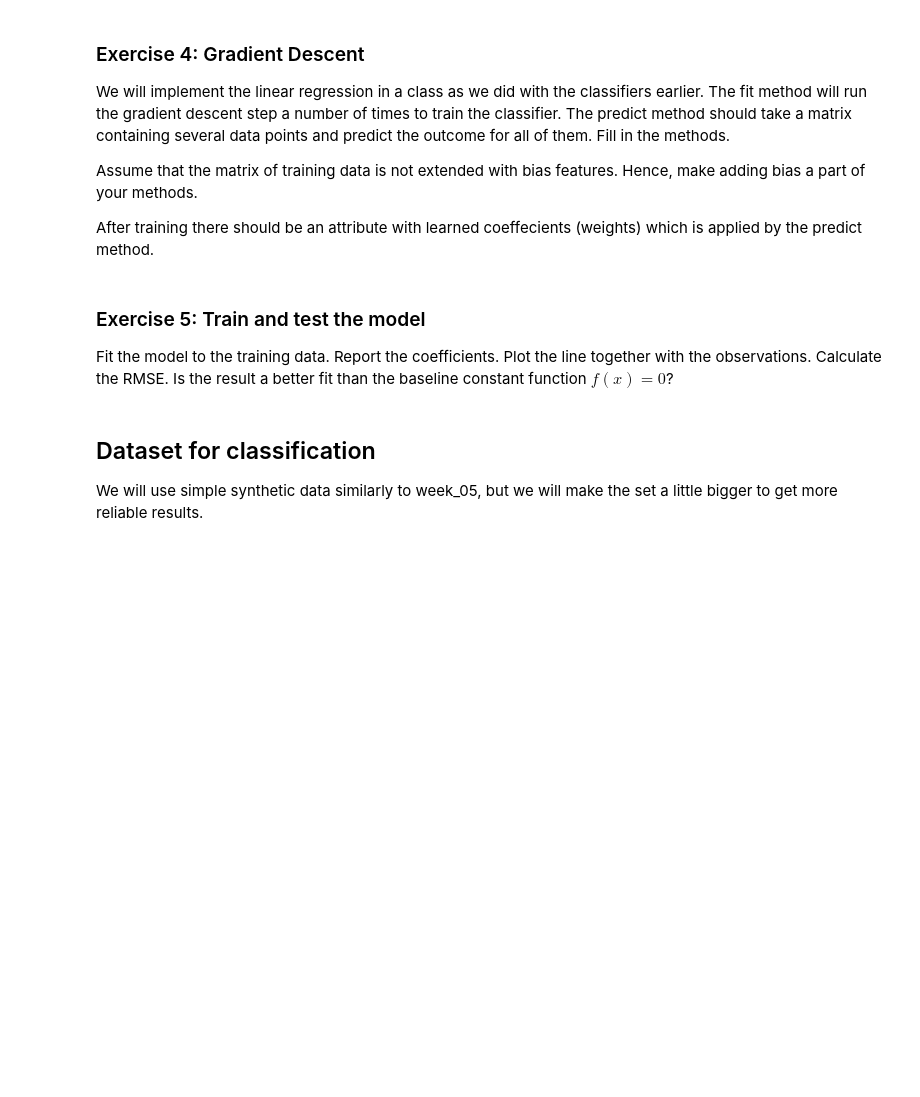
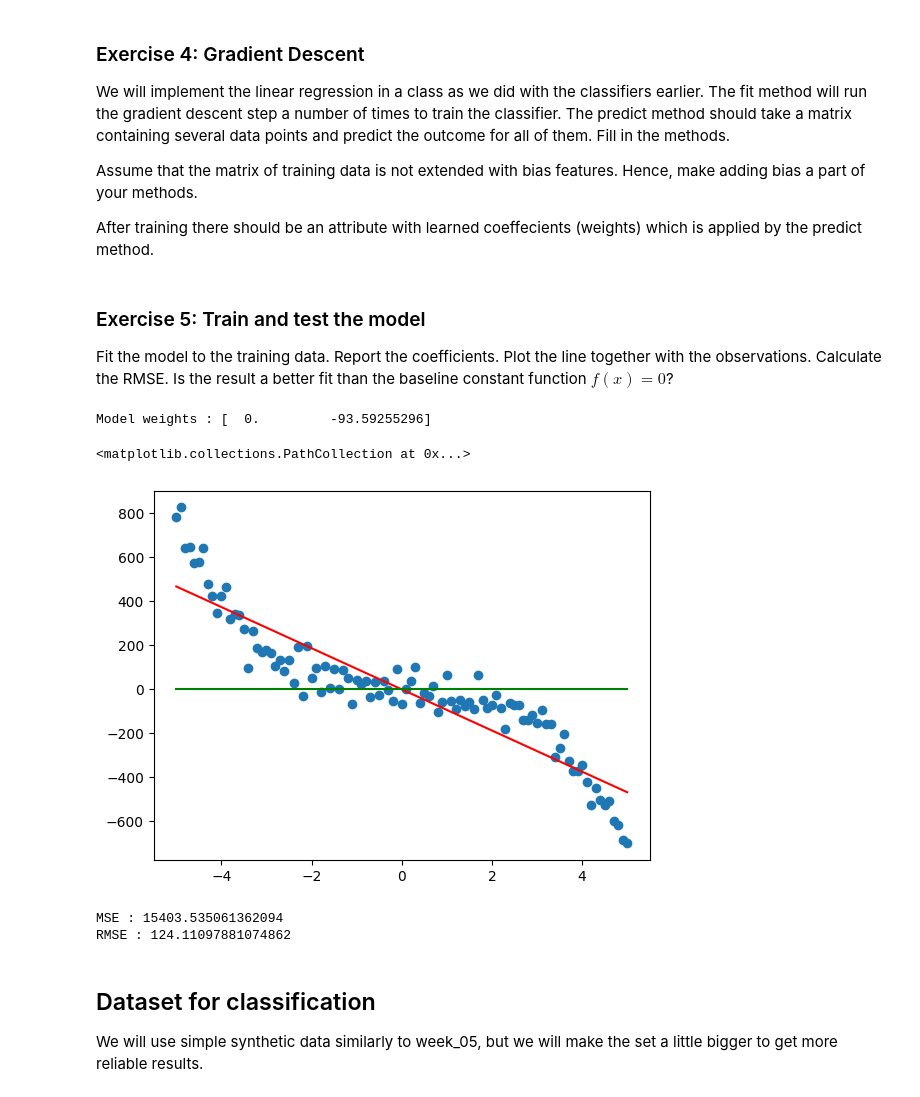
Before and after one commit to KjetilIN/IN4050, a Jupyter notebook: exercises/regression_lab/in4050_2024_logistic regression.ipynb, the cells around one changed output. Drawn from its saved outputs; the diff is of its cells as text; code cells hidden in the pictures; blank space fills up the shorter version.

Commit message:
add(WIP): linear regression lab

```diff
--- a/exercises/regression_lab/in4050_2024_logistic regression.ipynb
+++ b/exercises/regression_lab/in4050_2024_logistic regression.ipynb
@@ -68,7 +76,13 @@ We will implement linear regression with gradient descent and test it on the dat
 def add_bias(X):
     """X is a Nxm matrix: N datapoints, m features
     Return a Nx(m+1) matrix with added bias in position zero"""
-    pass
+    (N, m) = X.shape
+
+    # Bias vector that can be put in the end
+    bias = np.zeros((N, 1))
+
+    # Concatenate the column of bias in front of the columns of X
+    return np.concatenate((bias, X), axis=1)
 # %% [markdown]
 ### Exercise 4: Gradient Descent
 We will implement the linear regression in a class as we did with the classifiers earlier. The fit method will run the gradient descent step a number of times to train the classifier. The predict method should take a matrix containing several data points and predict the outcome for all of them. Fill in the methods.
@@ -79,19 +93,66 @@ After training there should be an attribute with learned coeffecients (weights)
 # %%
 class NumpyLinReg():
 
+    def __init__(self) -> None:
+        """Create a new model with no weights"""
+        self.weights = None
+
     def fit(self, X_train, t_train, eta = 0.1, epochs=10):
         """X_train is a Nxm matrix, N data points, m features
-        t_train is avector of length N,
+        t_train is a vector of length N,
         the targets values for the training data"""
+        (N, m) = X_train.shape
+
+
+        # Add the bias to training data
+        X_train = add_bias(X_train)
+
+        # Set the weights to empty zeros
+        self.weights = np.zeros(m+1)
+
+        # Training
+        for _ in range(epochs):
+            self.weights -= eta/N * X_train.T @ (X_train @ self.weights - t_train)
 
 
     def predict(self, X):
         """X is a Kxm matrix for some K>=1
         predict the value for each point in X"""
-        pass
+        Z = add_bias(X)
+        return Z @ self.weights
 # %% [markdown]
 ### Exercise 5: Train and test the model
 Fit the model to the training data. Report the coefficients. Plot the line together with the observations. Calculate the RMSE. Is the result a better fit than the baseline constant function $f(x)=0$?
+# %%
+# Creating the model and train
+model = NumpyLinReg()
+model.fit(X,t, epochs=100)
+print(f"Model weights : {model.weights}")
+# %% [output]
+Model weights : [  0.         -93.59255296]
+# %%
+# Plot the model regression line in red
+plt.plot(X, model.weights[0]+model.weights[1]*X, color="r")
+
+# Plot the baseline
+plt.plot(X, [0 for i in X], 'g')
+
+# Plot the data itself
+plt.scatter(X, t)
+# %% [output]
+<matplotlib.collections.PathCollection at 0x...>
+[figure, added]
+# %%
+# Create predictions and then calculating the error rate of the model
+predictions = add_bias(X) @ model.weights
+error = mse(t, predictions)
+
+# Printing the MSE and RMSE
+print(f"MSE : {error}")
+print(f"RMSE : {np.sqrt(error)}")
+# %% [output]
+MSE : 15403.535061362094
+RMSE : 124.11097881074862
 # %% [markdown]
 ## Dataset for classification
 We will use simple synthetic data similarly to week_05, but we will make the set a little bigger  to get more reliable results.
```
Also changed, not shown: parts of 11 cells of this notebook.
